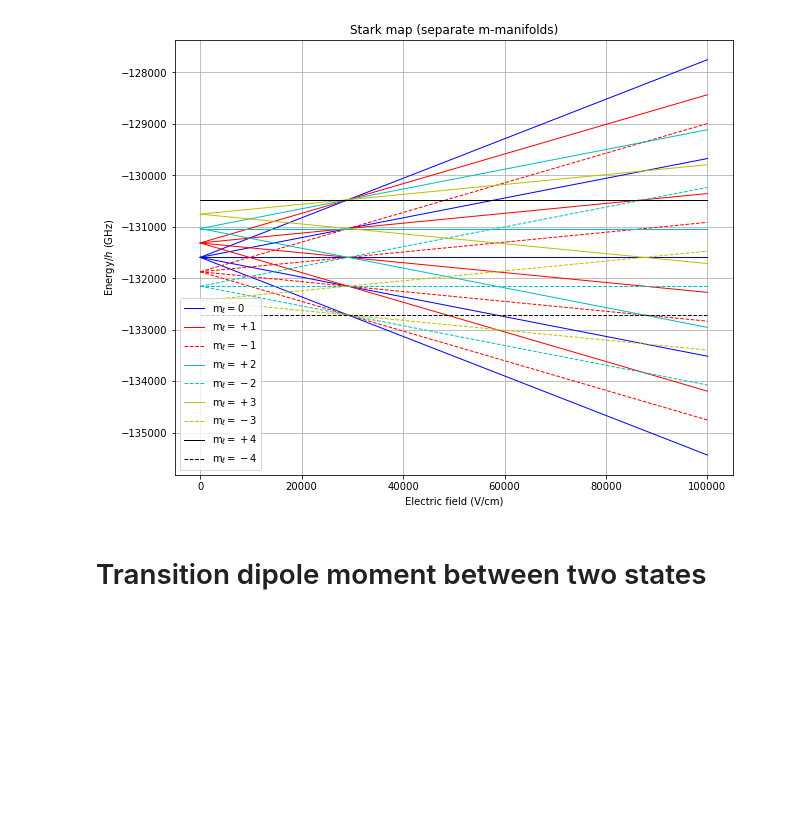
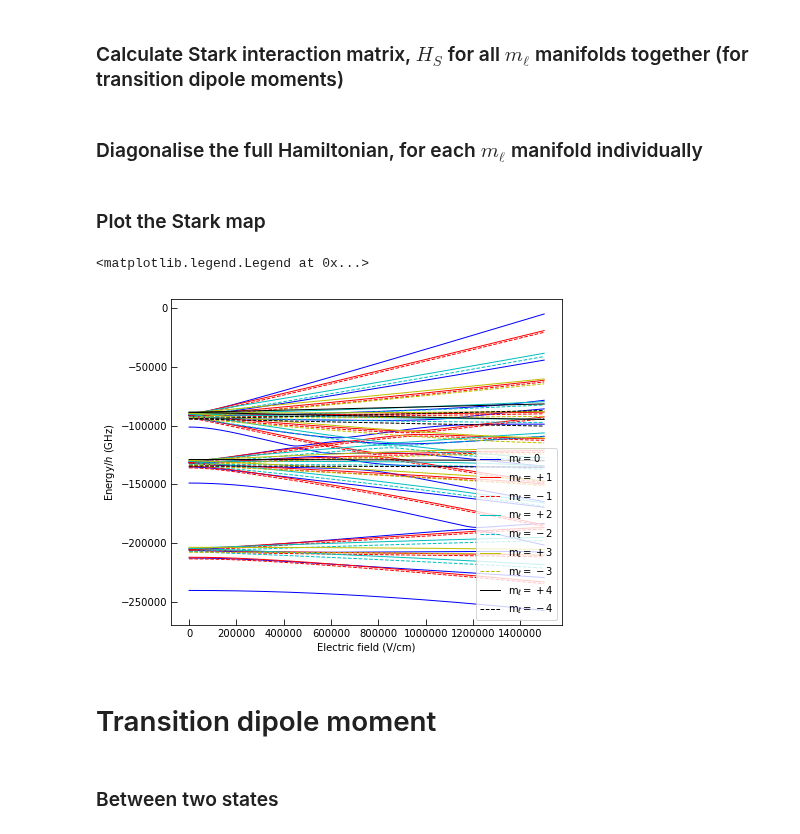
Before and after one commit to aa-morgan/Rydberg_helium_Stark, a Jupyter notebook: notebooks/Transition dipole moments - parallel fields.ipynb, the cells around one changed output. Cells and saved outputs as stored; diff of their text form; code cells hidden in the pictures; blank space fills up the shorter version.

```diff
--- a/notebooks/Transition dipole moments - parallel fields.ipynb
+++ b/notebooks/Transition dipole moments - parallel fields.ipynb
@@ -18,25 +20,24 @@ scl = c*10**-9 * En_h /(h * c);
 # %%
 # Calculate everything needed to plot the Stark map. Use Eigenvectors to compute state-mixing weights
 # quantum numbers
-nmin = 5
-nmax = 5
+nmin = 4
+nmax = 6
 S = 1
 field_orientation = 'parallel'
 m_vals = np.array([0,1,-1,2,-2,3,-3,4,-4])
 n_vals, L_vals, J_vals, neff, En, H_0, mat_S = [], [], [], [], [], [], []
-useDict = False
 
 for m_val in m_vals:
     n_vals_tmp, L_vals_tmp = get_nl_vals(nmin, nmax, m_val)
     J_vals_tmp = get_J_vals(S, L_vals_tmp, diff=1)
     # quantum defects
-    neff_tmp = n_vals_tmp #- get_qd(S, n_vals_tmp, L_vals_tmp, J_vals_tmp)
+    neff_tmp = n_vals_tmp - get_qd(S, n_vals_tmp, L_vals_tmp, J_vals_tmp)
     # energy levels
     En_tmp = En_0(neff_tmp)# W_n(S, n_vals_tmp, L_vals_tmp, J_vals_tmp)
     # field-free Hamiltonian
     H_0_tmp = np.diag(En_tmp)
     # find the off-diagonal terms of the Stark interaction matrix
-    mat_S_tmp = stark_matrix_select_m(n_vals_tmp, neff_tmp, L_vals_tmp, m_val, field_orientation, dm_allow=[0], useDict=useDict)
+    mat_S_tmp = stark_matrix_select_m(neff_tmp, L_vals_tmp, m_val, field_orientation, dm_allow=[0])
 
     # Save each m variable into arrays
     n_vals.append(n_vals_tmp)
@@ -46,6 +47,8 @@ for m_val in m_vals:
     En.append(En_tmp)
     H_0.append(H_0_tmp)
     mat_S.append(mat_S_tmp)
+# %% [markdown]
+### Calculate Stark interaction matrix, $H_S$ for all $m_{\ell}$ manifolds together (for transition dipole moments)
 # %%
 # Calculate Stark interaction terms using all m-manifolds. Used for computing TDM
 # quantum numbers
@@ -64,9 +67,11 @@ mat_S_all_m.append( stark_matrix(n_vals_all_m, neff_all_m, L_vals_all_m, m_vals_
+# %% [markdown]
+### Diagonalise the full Hamiltonian, for each $m_{\ell}$ manifold individually
 # %%
 # specify the electric field
-field = np.linspace(0, 1*10**5, 21) # V /cm
+field = np.linspace(0.0*10**6, 1.5*10**6, 501) # V /cm
 field_au = field * 100 / (En_h_He/(e*a_0_He))
 # specify the magnetic field (in Telsa)
-B_z = 2*10**1#1.6154E-3
+B_z = 5.0 * 10**1
 # (in atomic units)
 B_z_au = B_z / (hbar/(e*a_0_He**2))
 
@@ -78,30 +83,32 @@ for m_idx, m_val in enumerate(m_vals):
     eig_vals_tmp, eig_vecs_tmp = stark_map_vec(H_0[m_idx], mat_S[m_idx], field_au, H_Z=H_Z)
     eig_vals.append(eig_vals_tmp)
     eig_vecs.append(eig_vecs_tmp)
+# %% [markdown]
+### Plot the Stark map
 # %%
-plt.figure(figsize=(10,8))
+plt.figure(figsize=(7,6))
 linestyles = ['b', 'r', '--r', 'c', '--c', 'y', '--y', 'k', '--k']
 linewidths = [5, 4, 4, 3, 3, 2, 2, 1, 1]
 labels = ['m$_{\ell} = 0$', 'm$_{\ell} = +1$', 'm$_{\ell} = -1$', 'm$_{\ell} = +2$', 'm$_{\ell} = -2$',
          'm$_{\ell} = +3$', 'm$_{\ell} = -3$', 'm$_{\ell} = +4$', 'm$_{\ell} = -4$']
 linewidths = np.ones(len(m_vals))
 for i, m_val in enumerate(m_vals):
     plt.plot(field, eig_vals[i]*scl, linestyles[i], lw=linewidths[i], label=labels[i])
 plt.xlabel('Electric field (V/cm)')
 plt.ylabel('Energy/$h$ (GHz)')
-plt.title('Stark map (separate m-manifolds)')
-#plt.xlim([0.75, 0.81])
-#plt.ylim([-609.7,-609.4])
-plt.grid()
+plt.gca().tick_params(direction='in', length=6)
 
 from collections import OrderedDict
 handles, labels = plt.gca().get_legend_handles_labels()
 by_label = OrderedDict(zip(labels, handles))
-plt.legend(by_label.values(), by_label.keys(), loc='lower left')
+plt.legend(by_label.values(), by_label.keys(), loc='lower right')
 
-plt.savefig('Stark-Zeeman map.pdf')
+#plt.savefig('Stark-Zeeman map.pdf')
 # %% [output]
+<matplotlib.legend.Legend at 0x...>
-[figure, old version]
+[figure, new version]
 # %% [markdown]
-# Transition dipole moment between two states
+# Transition dipole moment
+# %% [markdown]
+### Between two states
 # %%
```
Also changed, not shown: parts of 8 cells of this notebook, 14 other files.
